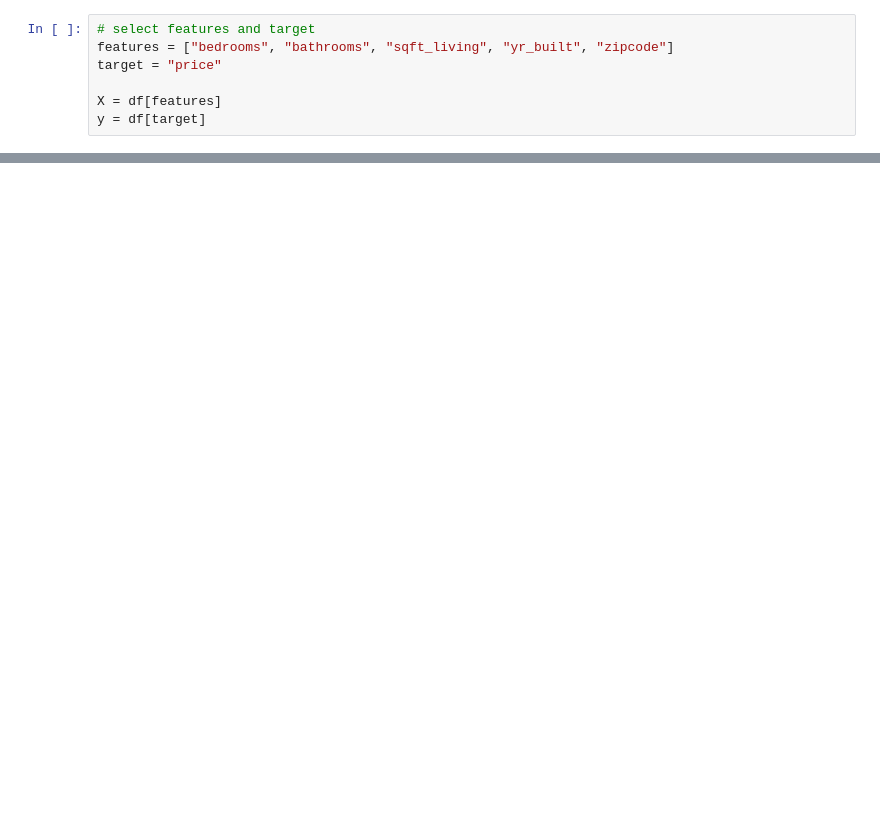
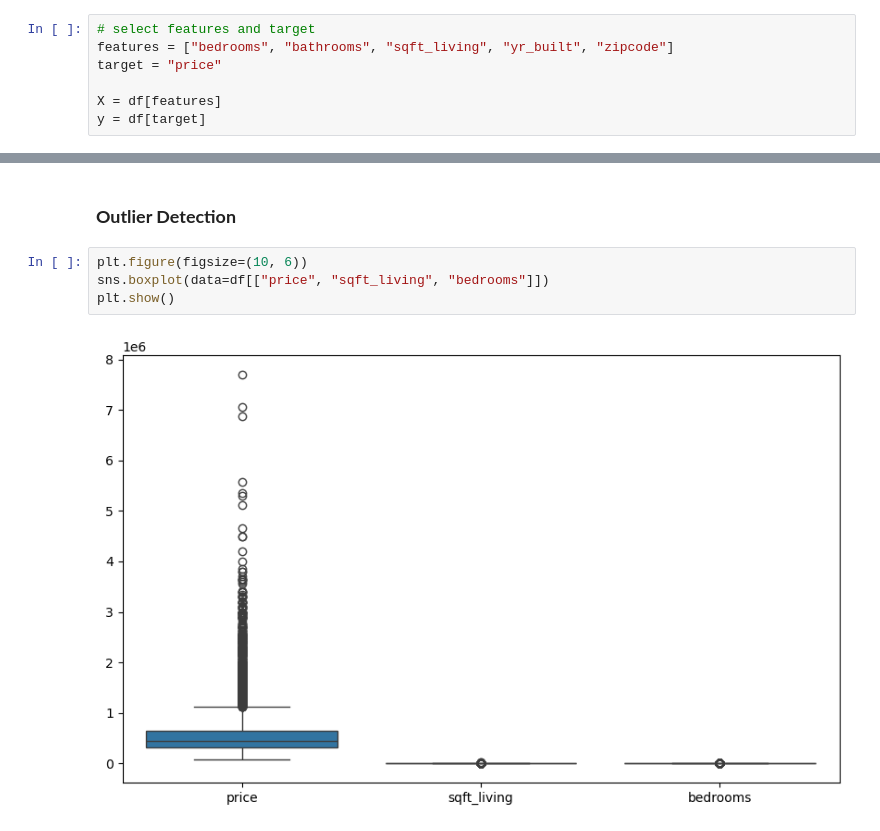
Before and after one commit to eobcre/ml-house-price, a Jupyter notebook: backend/notebook/eda.ipynb, the cells around one changed output, grey strips where cells are left out. Cells and saved outputs as stored; diff of their text form; blank space fills up the shorter version.

```diff
--- a/backend/notebook/eda.ipynb
+++ b/backend/notebook/eda.ipynb
@@ -177,0 +176,8 @@ print(y_test.shape)
+# %% [markdown]
+### **Outlier Detection**
+# %%
+plt.figure(figsize=(10, 6))
+sns.boxplot(data=df[["price", "sqft_living", "bedrooms"]])
+plt.show()
+# %% [output]
+[figure, added]
```
Also changed, not shown: parts of 19 cells of this notebook.
